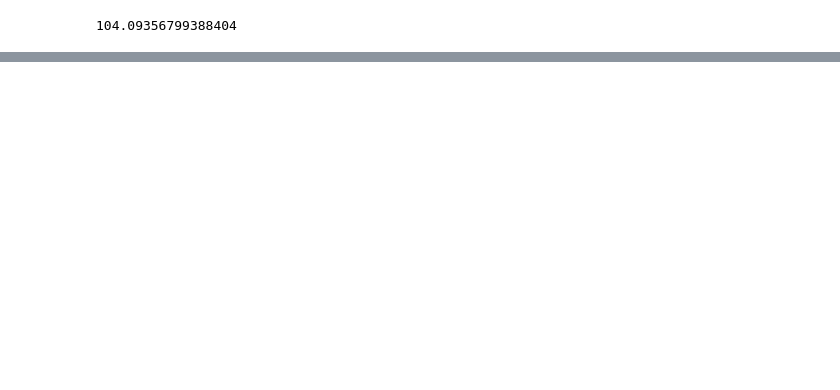
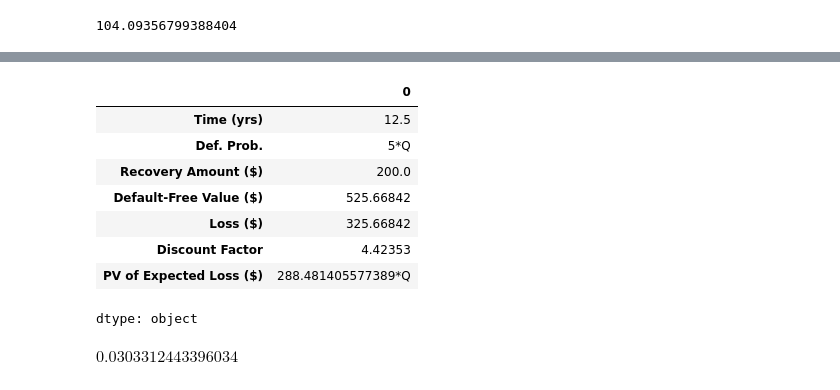
Before and after one commit to HST0077/HYOTC, a Jupyter notebook: PD_estimation.ipynb, the cells around one changed output, grey strips where cells are left out. Drawn from its saved outputs; the diff is of its cells as text; code cells hidden in the pictures; blank space fills up the shorter version.

```diff
--- a/PD_estimation.ipynb
+++ b/PD_estimation.ipynb
@@ -227,0 +339,23 @@ bond_price_continuous_discount(100,0.06,5,0.05,2)
+# %%
+df_table.sum()
+# %% [output]
+|  | 0 |
+| Time (yrs) | 12.5 |
+| Def. Prob. | 5*Q |
+| Recovery Amount ($) | 200.0 |
+| Default-Free Value ($) | 525.66842 |
+| Loss ($) | 325.66842 |
+| Discount Factor | 4.42353 |
+| PV of Expected Loss ($) | 288.481405577389*Q |
+dtype: object
+# %%
+import sympy as sp
+
+Q = sp.Symbol('Q', real=True)
+expr = df_table["PV of Expected Loss ($)"].sum()   # = coeff*Q
+
+coeff = sp.diff(expr, Q)   # Q의 계수
+Q_star = sp.nsimplify(8.75 / coeff)  # 깔끔한 유리수/근사
+Q_star.evalf()
+# %% [output]
+$\displaystyle 0.0303312443396034$
```
Also changed, not shown: parts of 6 cells of this notebook.
